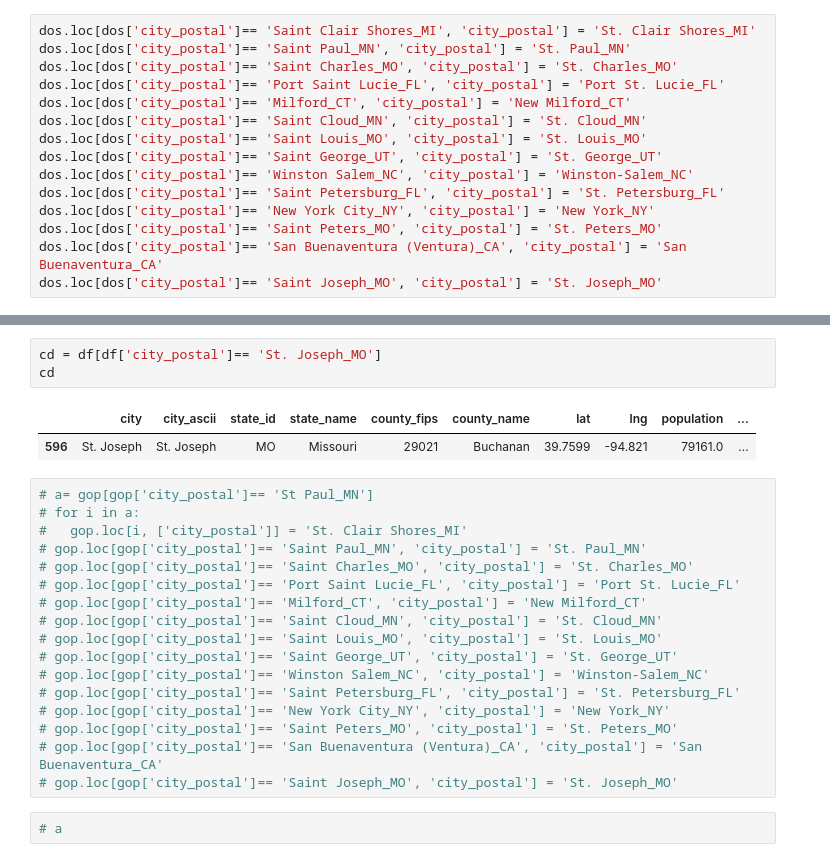
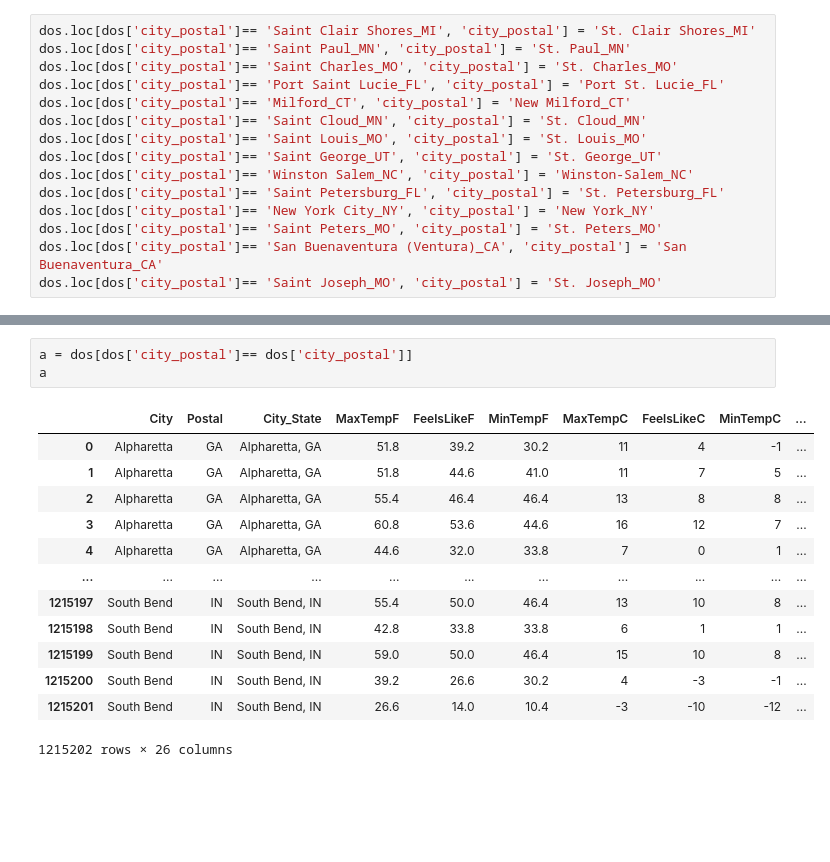
Before and after one commit to BloomTech-Labs/Labs26-Citrics-DS-TeamC, a Jupyter notebook: Weather_Geo_Data.ipynb, the cells around one changed output, grey strips where cells are left out. Cells and saved outputs as stored; diff of their text form; blank space fills up the shorter version.

```diff
--- a/Weather_Geo_Data.ipynb
+++ b/Weather_Geo_Data.ipynb
@@ -221,25 +343,17 @@ a
-# %%
-cd = df[df['city_postal']== 'St. Joseph_MO']
-cd
-# %% [output]
-|  | city | city_ascii | state_id | state_name | county_fips | county_name | lat | lng | population | ... |
-| 596 | St. Joseph | St. Joseph | MO | Missouri | 29021 | Buchanan | 39.7599 | -94.821 | 79161.0 | ... |
-# %%
-# a= gop[gop['city_postal']== 'St Paul_MN']
-# for i in a:
-#   gop.loc[i, ['city_postal']] = 'St. Clair Shores_MI'
-# gop.loc[gop['city_postal']== 'Saint Paul_MN', 'city_postal'] = 'St. Paul_MN'
-# gop.loc[gop['city_postal']== 'Saint Charles_MO', 'city_postal'] = 'St. Charles_MO'
-# gop.loc[gop['city_postal']== 'Port Saint Lucie_FL', 'city_postal'] = 'Port St. Lucie_FL'
-# gop.loc[gop['city_postal']== 'Milford_CT', 'city_postal'] = 'New Milford_CT'
-# gop.loc[gop['city_postal']== 'Saint Cloud_MN', 'city_postal'] = 'St. Cloud_MN'
-# gop.loc[gop['city_postal']== 'Saint Louis_MO', 'city_postal'] = 'St. Louis_MO'
-# gop.loc[gop['city_postal']== 'Saint George_UT', 'city_postal'] = 'St. George_UT'
-# gop.loc[gop['city_postal']== 'Winston Salem_NC', 'city_postal'] = 'Winston-Salem_NC'
-# gop.loc[gop['city_postal']== 'Saint Petersburg_FL', 'city_postal'] = 'St. Petersburg_FL'
-# gop.loc[gop['city_postal']== 'New York City_NY', 'city_postal'] = 'New York_NY'
-# gop.loc[gop['city_postal']== 'Saint Peters_MO', 'city_postal'] = 'St. Peters_MO'
-# gop.loc[gop['city_postal']== 'San Buenaventura (Ventura)_CA', 'city_postal'] = 'San Buenaventura_CA'
-# gop.loc[gop['city_postal']== 'Saint Joseph_MO', 'city_postal'] = 'St. Joseph_MO'
-# %%
-# a
+# %%
+a = dos[dos['city_postal']== dos['city_postal']]
+a
+# %% [output]
+|  | City | Postal | City_State | MaxTempF | FeelsLikeF | MinTempF | MaxTempC | FeelsLikeC | MinTempC | ... |
+| 0 | Alpharetta | GA | Alpharetta, GA | 51.8 | 39.2 | 30.2 | 11 | 4 | -1 | ... |
+| 1 | Alpharetta | GA | Alpharetta, GA | 51.8 | 44.6 | 41.0 | 11 | 7 | 5 | ... |
+| 2 | Alpharetta | GA | Alpharetta, GA | 55.4 | 46.4 | 46.4 | 13 | 8 | 8 | ... |
+| 3 | Alpharetta | GA | Alpharetta, GA | 60.8 | 53.6 | 44.6 | 16 | 12 | 7 | ... |
+| 4 | Alpharetta | GA | Alpharetta, GA | 44.6 | 32.0 | 33.8 | 7 | 0 | 1 | ... |
+| ... | ... | ... | ... | ... | ... | ... | ... | ... | ... | ... |
+| 1215197 | South Bend | IN | South Bend, IN | 55.4 | 50.0 | 46.4 | 13 | 10 | 8 | ... |
+| 1215198 | South Bend | IN | South Bend, IN | 42.8 | 33.8 | 33.8 | 6 | 1 | 1 | ... |
+| 1215199 | South Bend | IN | South Bend, IN | 59.0 | 50.0 | 46.4 | 15 | 10 | 8 | ... |
+| 1215200 | South Bend | IN | South Bend, IN | 39.2 | 26.6 | 30.2 | 4 | -3 | -1 | ... |
+| 1215201 | South Bend | IN | South Bend, IN | 26.6 | 14.0 | 10.4 | -3 | -10 | -12 | ... |
+1215202 rows × 26 columns
```
Also changed, not shown: parts of 62 cells of this notebook.
